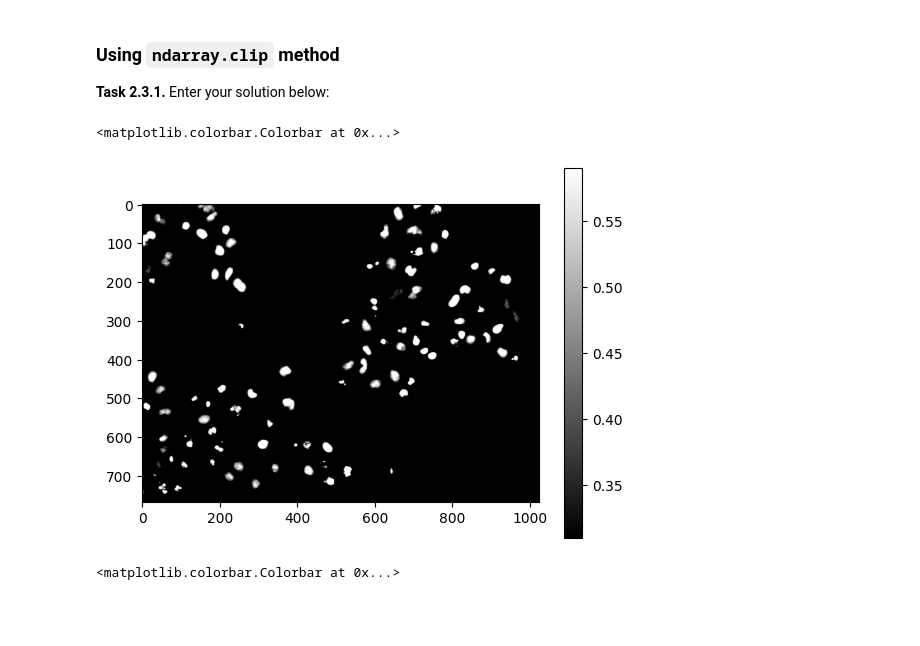
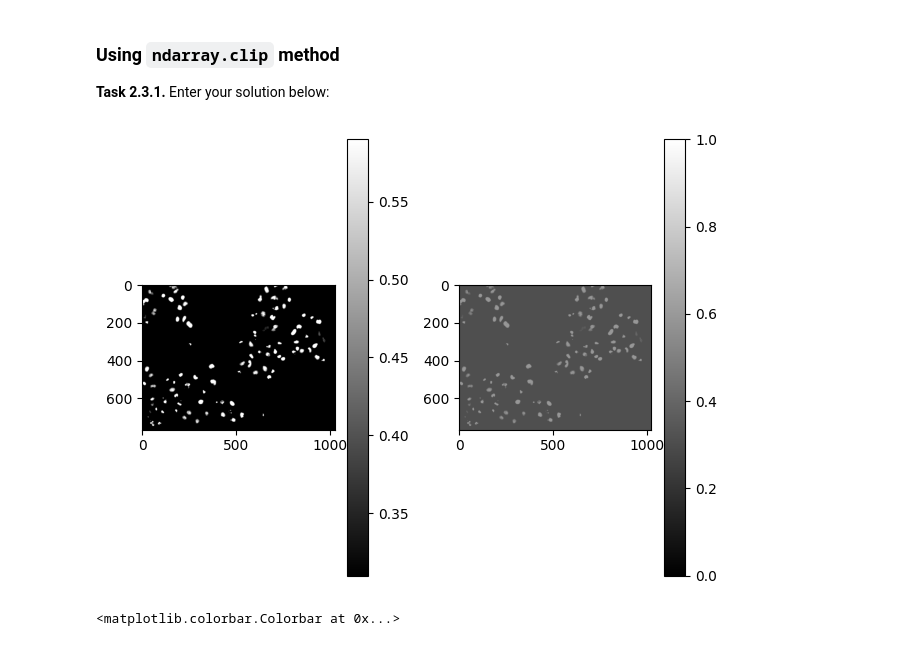
Before and after one commit to Theresa-F/mobi-fs3-python, a Jupyter notebook: task2.ipynb, the cells around one changed output. Cells and saved outputs as stored; diff of their text form; code cells hidden in the pictures; blank space fills up the shorter version.

Commit message:
Task 2. clip without ndarray 1 complete

```diff
--- a/task2.ipynb
+++ b/task2.ipynb
@@ -46,11 +46,18 @@ T2 = 0.59
 **<a id="#">Task 2.3.1.</a>** Enter your solution below:
 # %%
 img.clip(T1, T2)
+
+plt.subplot(1, 2, 1)
 plt.imshow(img.clip(T1, T2), 'gray')
 plt.colorbar()
+
+plt.subplot(1, 2, 2)
+plt.imshow(img.clip(T1, T2), 'gray', vmin=0, vmax=1)
+plt.colorbar()
+
+plt.tight_layout()
 # %% [output]
-<matplotlib.colorbar.Colorbar at 0x...>
-[figure, old version]
+[figure, new version]
 # %%
 #Vergleich mit Ursprungsbild
 plt.imshow(img, 'gray')
```
Also changed, not shown: parts of 2 cells of this notebook.
